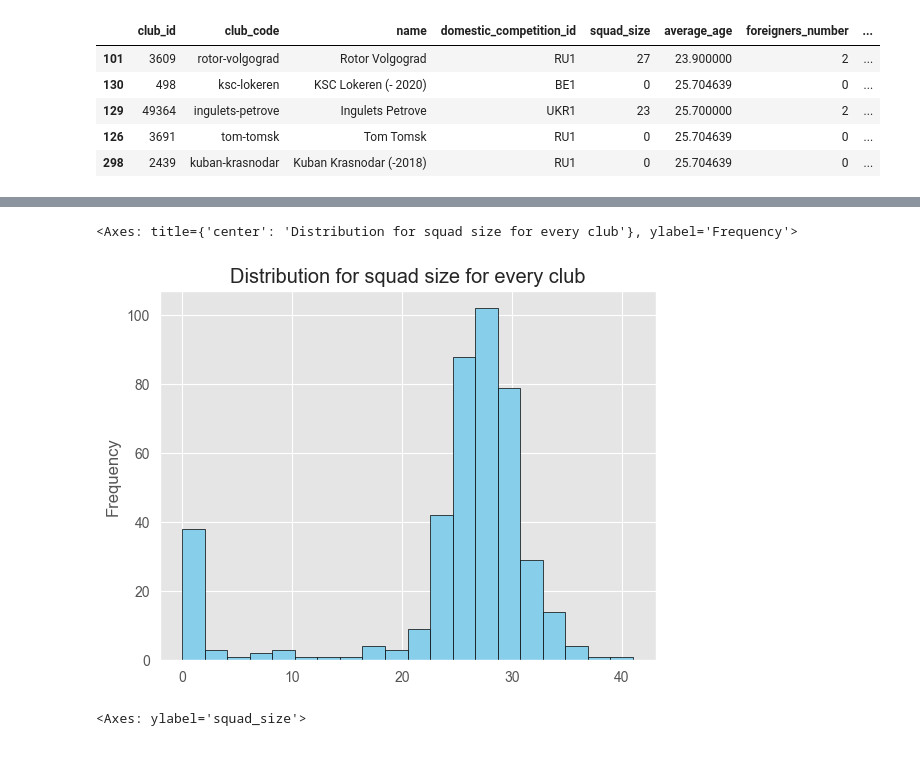
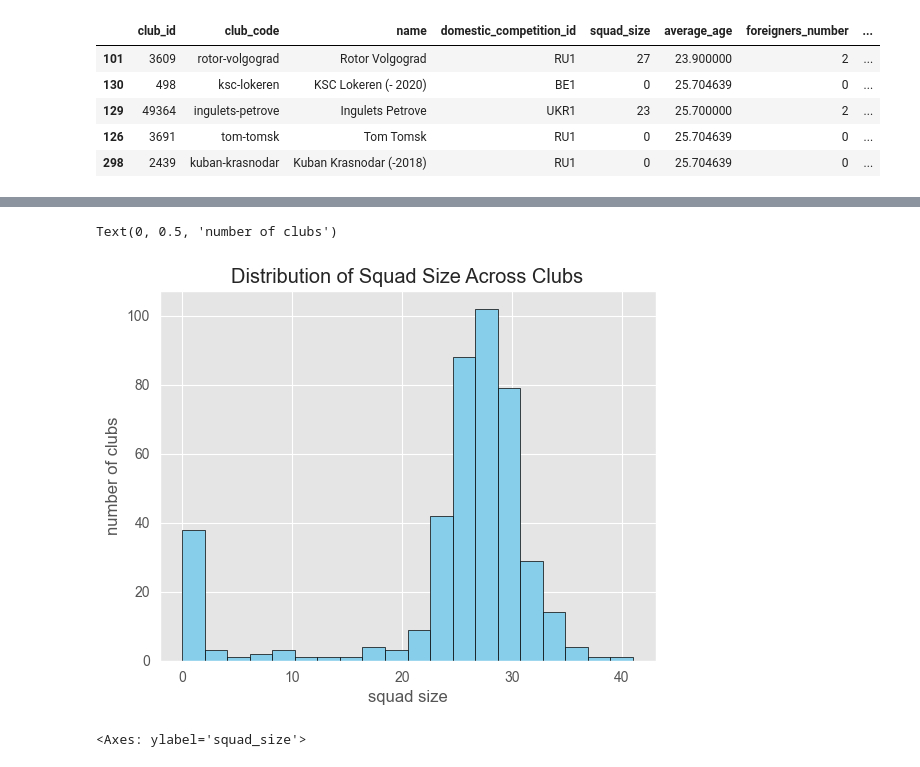
Before and after one commit to Bilguun-Batsaikhan/IUM-TWEB, a Jupyter notebook: Solution/jupyter_notebook/clubsAnalysis.ipynb, the cells around one changed output, grey strips where cells are left out. Cells and saved outputs as stored; diff of their text form; code cells hidden in the pictures.

```diff
--- a/Solution/jupyter_notebook/clubsAnalysis.ipynb
+++ b/Solution/jupyter_notebook/clubsAnalysis.ipynb
@@ -5,7 +5,7 @@ import matplotlib.pylab as plt
 import seaborn as sns
 plt.style.use('ggplot')
 # %%
-club = pd.read_csv('/Users/alexagliuzza/Desktop/IUM-TWEB/Solution/csv/clubs.csv')
+club = pd.read_csv('../csv/clubs.csv')
 # %% [markdown]
 ### Step 1: Data Understanding ###
 + Dataframe shape
@@ -429,14 +428,16 @@ new_club.sort_values(by='national_team_players').tail(5) #outliers
 | 242 | 985 | manchester-united | Manchester United Football Club | GB1 | 31 | 26.4 | 22 | ... |
 | 4 | 148 | tottenham-hotspur | Tottenham Hotspur Football Club | GB1 | 29 | 26.2 | 21 | ... |
 # %%
-new_club['squad_size'].plot(kind ="hist",
+ax = new_club['squad_size'].plot(kind ="hist",
                             bins = 20,
-                            title = 'Distribution for squad size for every club',
+                            title = 'Distribution of Squad Size Across Clubs',
                             color = 'skyblue',
                             edgecolor = 'black')
+ax.set_xlabel('squad size')
+ax.set_ylabel('number of clubs')
 # %% [output]
-<Axes: title={'center': 'Distribution for squad size for every club'}, ylabel='Frequency'>
+Text(0, 0.5, 'number of clubs')
-[figure, old version]
+[figure, new version]
 # %%
 sns.boxplot(data = new_club['squad_size'],
             color = 'skyblue')
```
Also changed, not shown: parts of 18 cells of this notebook.
